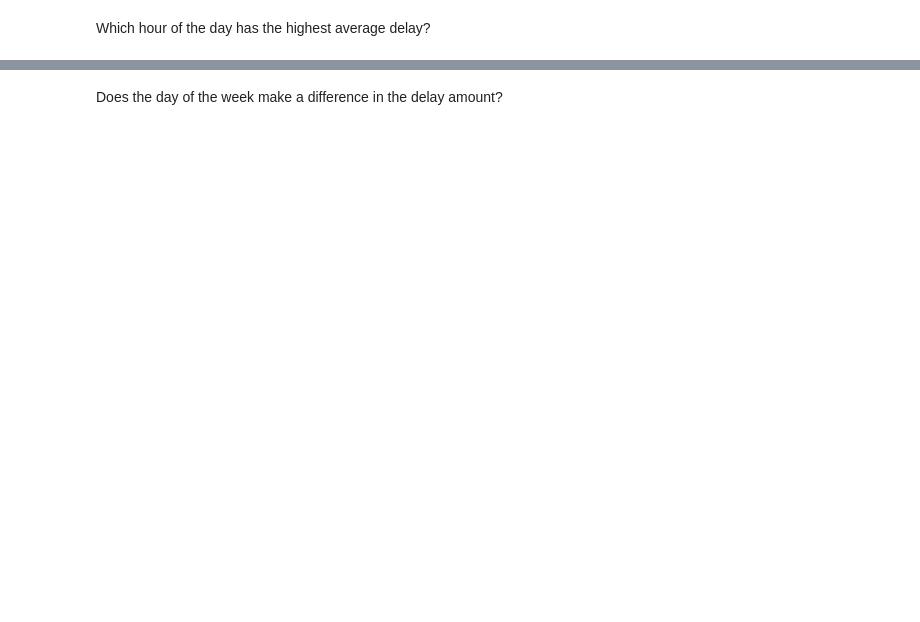
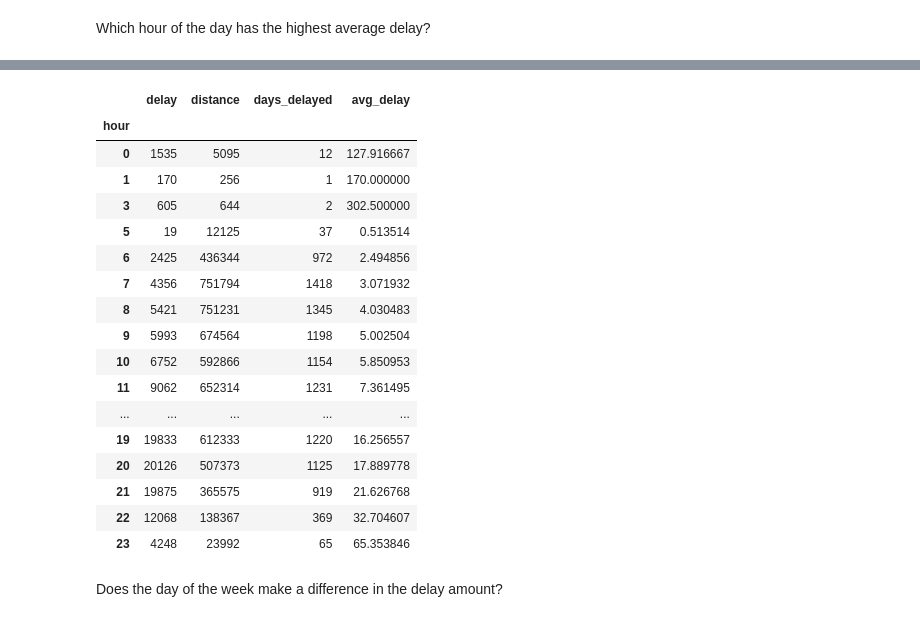
Before and after one commit to Bartholomew-Taylor/time-series-exercises, a Jupyter notebook: working_with_time_data_exercises.ipynb, the cells around one changed output, grey strips where cells are left out. Cells and saved outputs as stored; diff of their text form; code cells hidden in the pictures; blank space fills up the shorter version.

```diff
--- a/working_with_time_data_exercises.ipynb
+++ b/working_with_time_data_exercises.ipynb
@@ -299,0 +388,2 @@ Which hour of the day has the highest average delay?
+# %%
+delay_df = flight_df.groupby(['hour']).sum()
@@ -299,0 +413,25 @@ Which hour of the day has the highest average delay?
+# %%
+delay_df['days_delayed'] = hour_count['delay']
+# %%
+delay_df['avg_delay'] = delay_df['delay']/delay_df['days_delayed']
+# %%
+delay_df
+# %% [output]
+|  | delay | distance | days_delayed | avg_delay |
+| hour |  |  |  |  |
+| 0 | 1535 | 5095 | 12 | 127.916667 |
+| 1 | 170 | 256 | 1 | 170.000000 |
+| 3 | 605 | 644 | 2 | 302.500000 |
+| 5 | 19 | 12125 | 37 | 0.513514 |
+| 6 | 2425 | 436344 | 972 | 2.494856 |
+| 7 | 4356 | 751794 | 1418 | 3.071932 |
+| 8 | 5421 | 751231 | 1345 | 4.030483 |
+| 9 | 5993 | 674564 | 1198 | 5.002504 |
+| 10 | 6752 | 592866 | 1154 | 5.850953 |
+| 11 | 9062 | 652314 | 1231 | 7.361495 |
+| ... | ... | ... | ... | ... |
+| 19 | 19833 | 612333 | 1220 | 16.256557 |
+| 20 | 20126 | 507373 | 1125 | 17.889778 |
+| 21 | 19875 | 365575 | 919 | 21.626768 |
+| 22 | 12068 | 138367 | 369 | 32.704607 |
+| 23 | 4248 | 23992 | 65 | 65.353846 |
```
Also changed, not shown: parts of 24 cells of this notebook, 5 other files.
